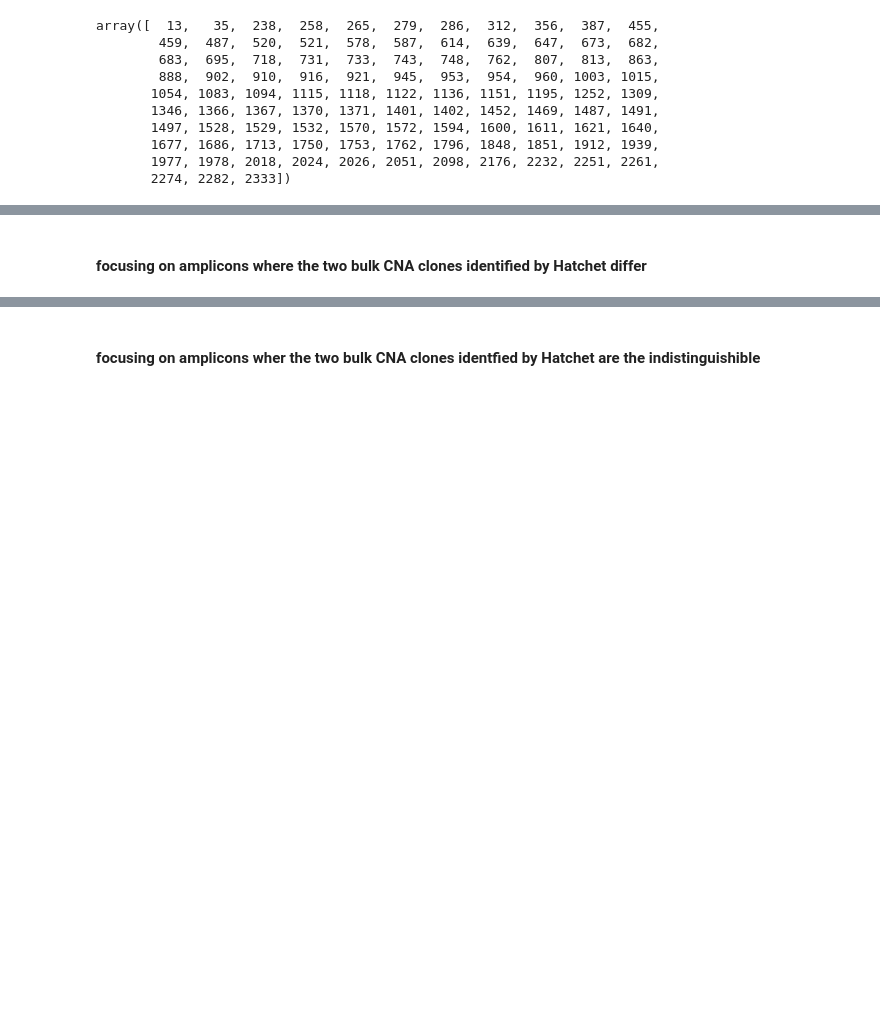
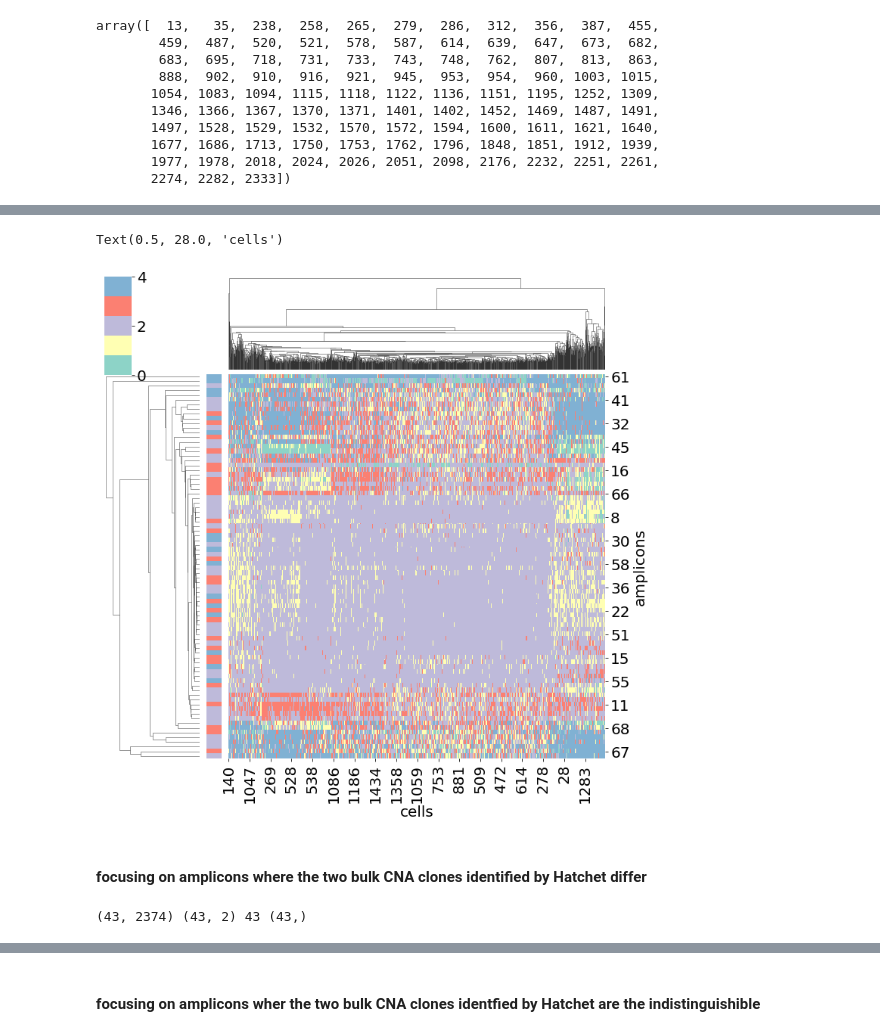
Before and after one commit to haochenz96/tap_cn_calling, a Jupyter notebook: mskcc_organoid_mission_bio.ipynb, the cells around one changed output, grey strips where cells are left out. Saved outputs shown, nothing was run; the diff lists cells and outputs as text; code cells hidden in the pictures; blank space fills up the shorter version.

```diff
--- a/mskcc_organoid_mission_bio.ipynb
+++ b/mskcc_organoid_mission_bio.ipynb
@@ -923,7 +1021,16 @@ Text(0.5, 28.0, 'cells')
+# %%
+g = sns.clustermap(cn_relative_normal_normalized_read_depth*2, row_colors=(row_colors2), row_cluster=True, col_cluster=True, vmin=0, vmax=4, cmap=sns.mpl_palette("Set3",5))
+g.ax_heatmap.set_ylabel('amplicons', fontsize=20)
+g.ax_heatmap.set_xlabel('cells', fontsize=20)
+# %% [output]
+Text(0.5, 28.0, 'cells')
+[figure, added]
 # %% [markdown]
 #### focusing on amplicons where the two bulk CNA clones identified by Hatchet differ
 # %%
-cn_relative_normal_normalized_read_depth = get_cn_relative_read_depth(normal_cell_indices, list(df_unique_pos_cn[df_unique_pos_cn['cn_clone1'] == '2|0']['amplicon'].unique()))
+cn_relative_normal_normalized_read_depth, _ = get_cn_relative_read_depth(normal_cell_indices, list(df_unique_pos_cn[df_unique_pos_cn['cn_clone1'] == '2|0']['amplicon'].unique()))
+# %% [output]
+(43, 2374) (43, 2) 43 (43,)
 # %%
 g = sns.clustermap(cn_relative_normal_normalized_read_depth*2, row_cluster=True, col_cluster=True, vmin=0, vmax=4, cmap=sns.mpl_palette("Set3",5))
 g.ax_heatmap.set_ylabel('amplicons', fontsize=20)
```
Also changed, not shown: parts of 57 cells of this notebook.
